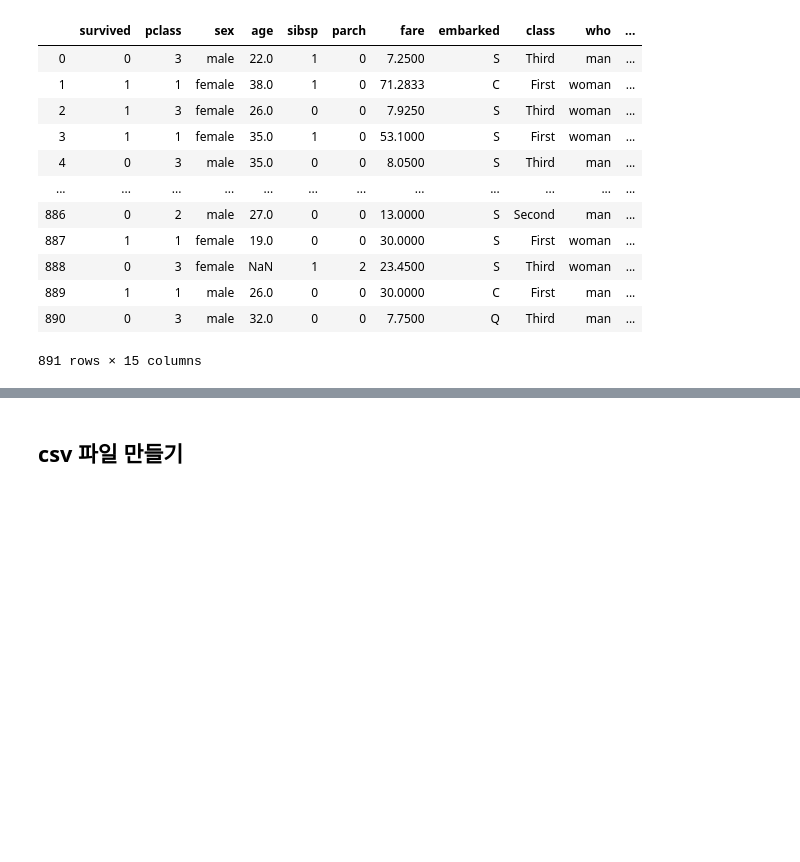
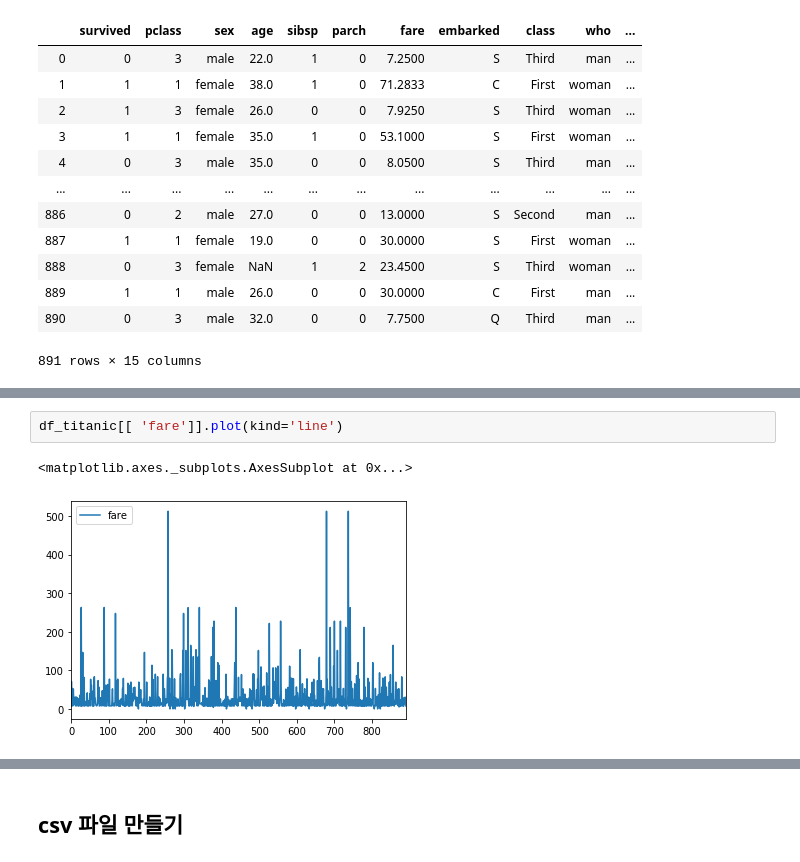
Before and after one commit to zerosum99/numpy_pandas_basic, a Jupyter notebook: 판다스 모듈 알아보기.ipynb, the cells around one changed output, grey strips where cells are left out. Cells and saved outputs as stored; diff of their text form; blank space fills up the shorter version.

```diff
--- a/판다스 모듈 알아보기.ipynb
+++ b/판다스 모듈 알아보기.ipynb
@@ -262,0 +284,5 @@ df_titanic
+# %%
+df_titanic[[ 'fare']].plot(kind='line')
+# %% [output]
+<matplotlib.axes._subplots.AxesSubplot at 0x...>
+[figure, added]
```
Also changed, not shown: parts of 15 cells of this notebook.
